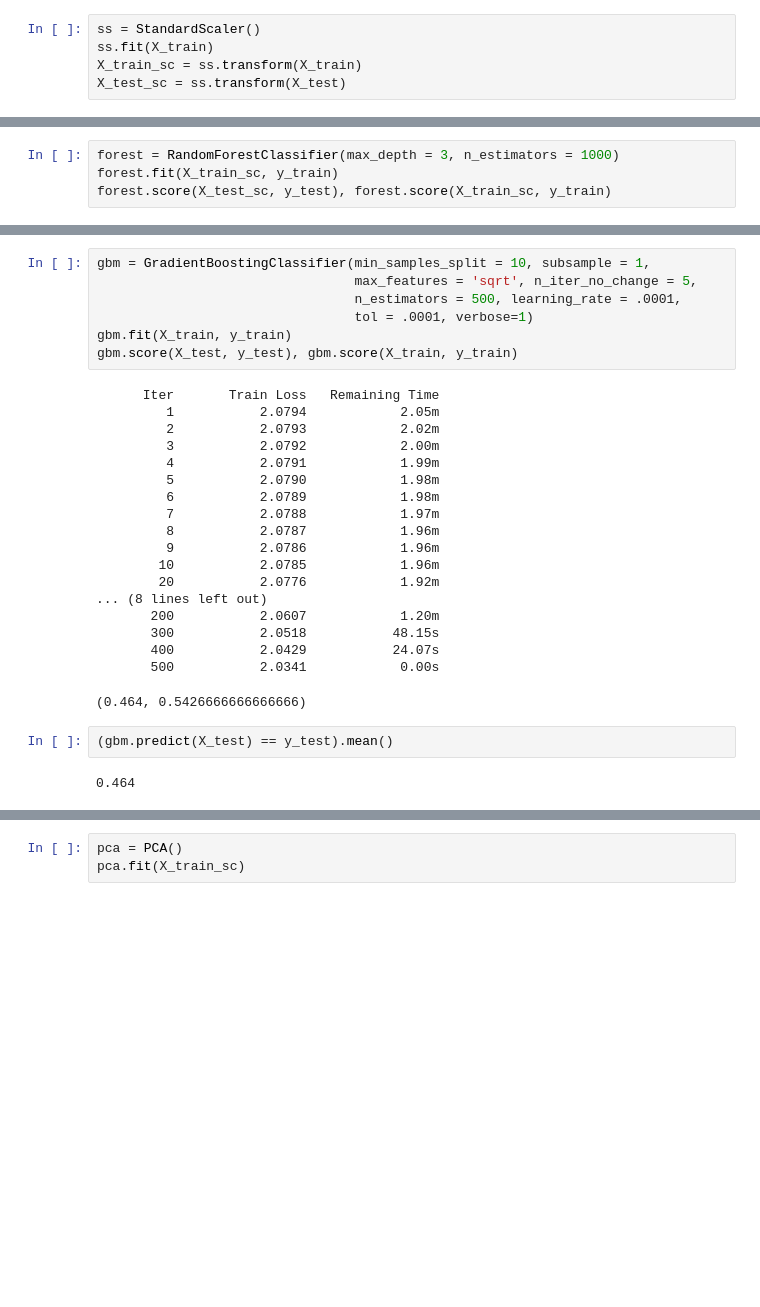
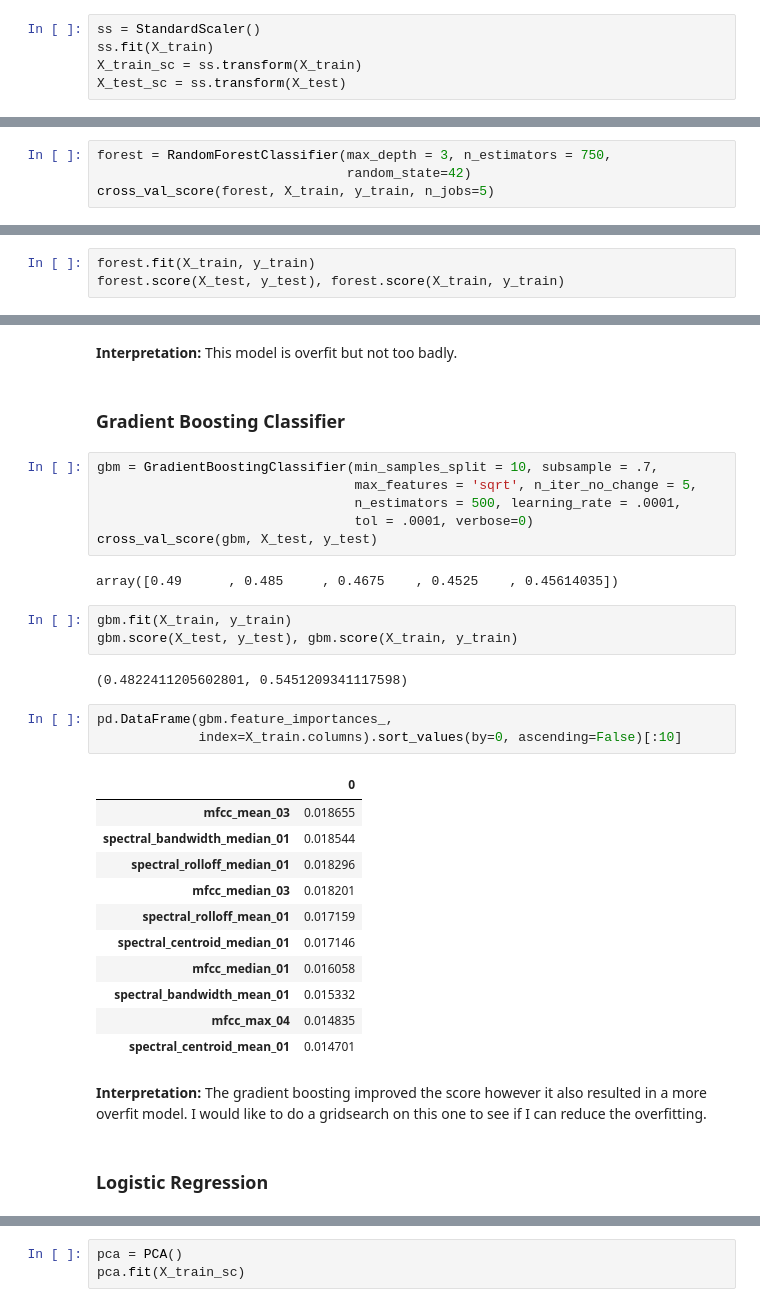
Before and after one commit to Lucas-Courant/predicting_audio_genre, a Jupyter notebook: Code/preliminary_eda.ipynb, the cells around one changed output, grey strips where cells are left out. Saved outputs shown, nothing was run; the diff lists cells and outputs as text; blank space fills up the shorter version.

```diff
--- a/Code/preliminary_eda.ipynb
+++ b/Code/preliminary_eda.ipynb
@@ -218,0 +187,4 @@ X_test_sc = ss.transform(X_test)
+# %%
+forest = RandomForestClassifier(max_depth = 3, n_estimators = 750,
+                                random_state=42)
+cross_val_score(forest, X_train, y_train, n_jobs=5)
@@ -219,5 +193,4 @@ X_test_sc = ss.transform(X_test)
 # %%
-forest = RandomForestClassifier(max_depth = 3, n_estimators = 1000)
-forest.fit(X_train_sc, y_train)
-forest.score(X_test_sc, y_test), forest.score(X_train_sc, y_train)
+forest.fit(X_train, y_train)
+forest.score(X_test, y_test), forest.score(X_train, y_train)
 # %% [output]
@@ -264,30 +198,36 @@ X_train.head()
+# %% [markdown]
+**Interpretation:** This model is overfit but not too badly.
+# %% [markdown]
+### Gradient Boosting Classifier
+# %%
+gbm = GradientBoostingClassifier(min_samples_split = 10, subsample = .7,
+                                 max_features = 'sqrt', n_iter_no_change = 5,
+                                 n_estimators = 500, learning_rate = .0001,
+                                 tol = .0001, verbose=0)
+cross_val_score(gbm, X_test, y_test)
+# %% [output]
+array([0.49      , 0.485     , 0.4675    , 0.4525    , 0.45614035])
 # %%
-gbm = GradientBoostingClassifier(min_samples_split = 10, subsample = 1,
-                                 max_features = 'sqrt', n_iter_no_change = 5,
-                                 n_estimators = 500, learning_rate = .0001,
-                                 tol = .0001, verbose=1)
 gbm.fit(X_train, y_train)
 gbm.score(X_test, y_test), gbm.score(X_train, y_train)
 # %% [output]
-      Iter       Train Loss   Remaining Time
-         1           2.0794            2.05m
-         2           2.0793            2.02m
-         3           2.0792            2.00m
-         4           2.0791            1.99m
-         5           2.0790            1.98m
-         6           2.0789            1.98m
-         7           2.0788            1.97m
-         8           2.0787            1.96m
-         9           2.0786            1.96m
-        10           2.0785            1.96m
-        20           2.0776            1.92m
-... (8 lines left out)
-       200           2.0607            1.20m
-       300           2.0518           48.15s
-       400           2.0429           24.07s
-       500           2.0341            0.00s
+(0.4822411205602801, 0.5451209341117598)
-(0.464, 0.5426666666666666)
-# %%
-(gbm.predict(X_test) == y_test).mean()
-# %% [output]
-0.464
+# %%
+pd.DataFrame(gbm.feature_importances_,
+             index=X_train.columns).sort_values(by=0, ascending=False)[:10]
+# %% [output]
+|  | 0 |
+| mfcc_mean_03 | 0.018655 |
+| spectral_bandwidth_median_01 | 0.018544 |
+| spectral_rolloff_median_01 | 0.018296 |
+| mfcc_median_03 | 0.018201 |
+| spectral_rolloff_mean_01 | 0.017159 |
+| spectral_centroid_median_01 | 0.017146 |
+| mfcc_median_01 | 0.016058 |
+| spectral_bandwidth_mean_01 | 0.015332 |
+| mfcc_max_04 | 0.014835 |
+| spectral_centroid_mean_01 | 0.014701 |
+# %% [markdown]
+**Interpretation:** The gradient boosting improved the score however it also resulted in a more overfit model. I would like to do a gridsearch on this one to see if I can reduce the overfitting.
+# %% [markdown]
+### Logistic Regression
```
Also changed, not shown: parts of 90 cells of this notebook.
